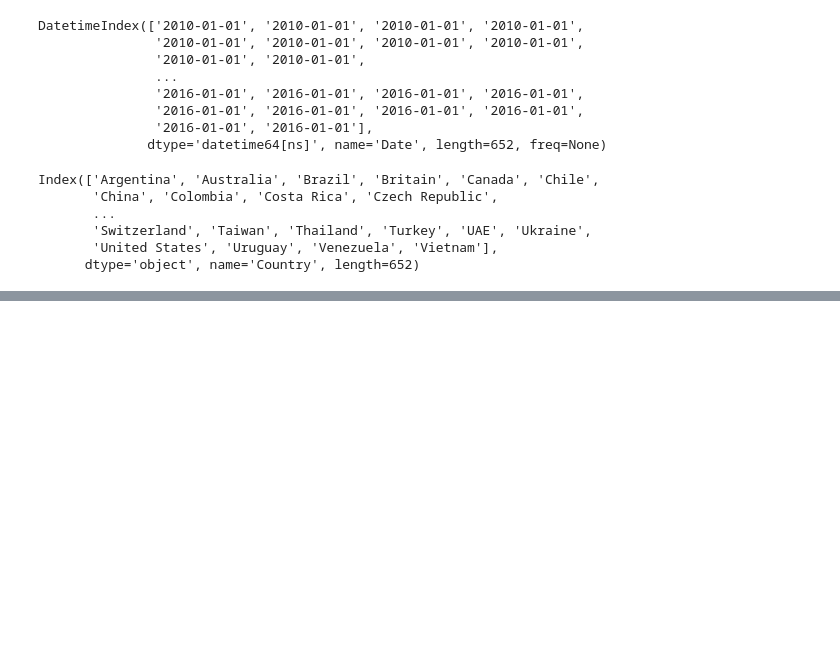
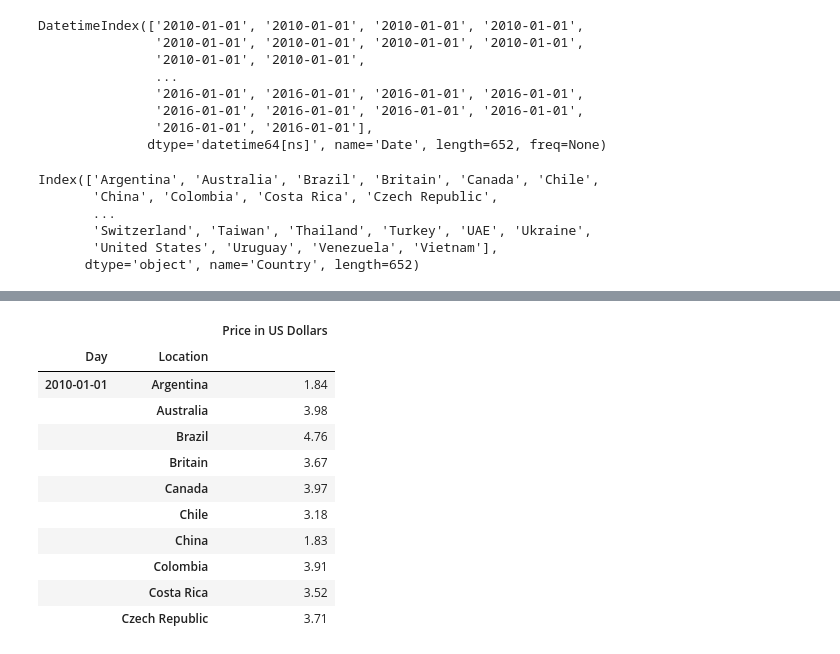
Before and after one commit to YoheiKo/DA_with_pandas_udemy, a Jupyter notebook: MultiIndex.ipynb, the cells around one changed output, grey strips where cells are left out. Saved outputs shown, nothing was run; the diff lists cells and outputs as text; code cells hidden in the pictures; blank space fills up the shorter version.

Commit message:
revise MultiIndex.ipynb

```diff
--- a/MultiIndex.ipynb
+++ b/MultiIndex.ipynb
@@ -216,0 +240,4 @@ Index(['Argentina', 'Australia', 'Brazil', 'Britain', 'Canada', 'Chile',
+# %%
+bigmac = pd.read_csv("bigmac.csv", parse_dates= ["Date"], index_col = ["Date", "Country"])
+bigmac.sort_index(inplace = True)
+bigmac.head()
@@ -216,0 +252,19 @@ Index(['Argentina', 'Australia', 'Brazil', 'Britain', 'Canada', 'Chile',
+# %%
+bigmac.index.set_names(["Day", "Location"], inplace = True)
+# Provide full new list to set_names()
+# "Date" is going to change to "Day". "Country" is going to change to "Location"
+# %%
+bigmac.head(10)
+# %% [output]
+|  |  | Price in US Dollars |
+| Day | Location |  |
+| 2010-01-01 | Argentina | 1.84 |
+|  | Australia | 3.98 |
+|  | Brazil | 4.76 |
+|  | Britain | 3.67 |
+|  | Canada | 3.97 |
+|  | Chile | 3.18 |
+|  | China | 1.83 |
+|  | Colombia | 3.91 |
+|  | Costa Rica | 3.52 |
+|  | Czech Republic | 3.71 |
```
Also changed, not shown: parts of 18 cells of this notebook.
